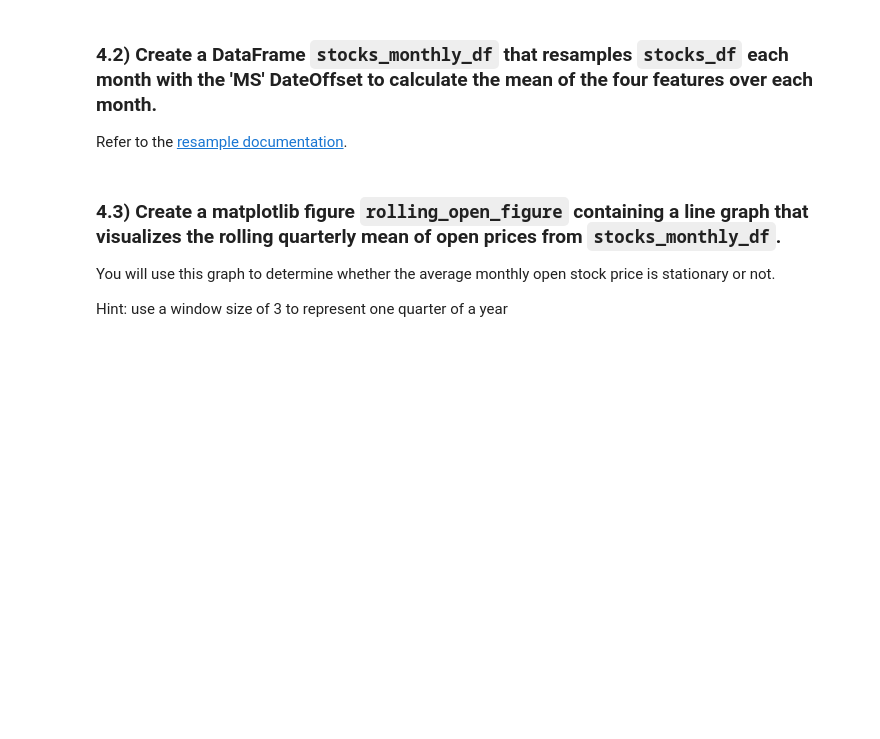
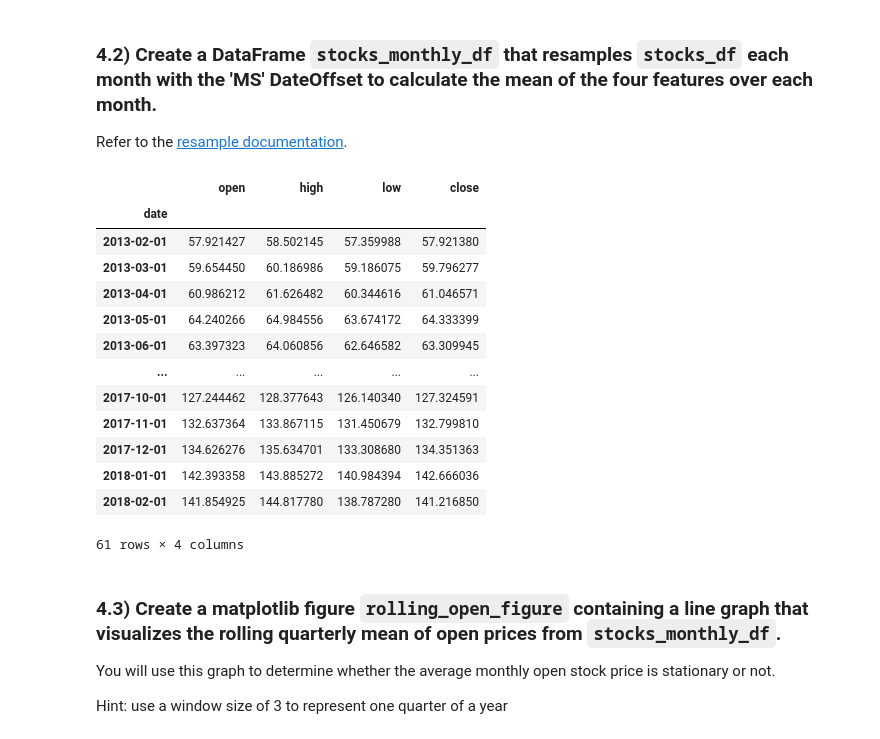
Before and after one commit to flatiron-school/ntl01-dtsc-live-103122, a Jupyter notebook: 4Phase/Assessments/1.23.23/index.ipynb, the cells around one changed output. Cells and saved outputs as stored; diff of their text form; code cells hidden in the pictures; blank space fills up the shorter version.

```diff
--- a/4Phase/Assessments/1.23.23/index.ipynb
+++ b/4Phase/Assessments/1.23.23/index.ipynb
@@ -374,3 +390,20 @@ stocks_monthly_df = None
+# %%
+stocks_monthly_df
+# %% [output]
+|  | open | high | low | close |
+| date |  |  |  |  |
+| 2013-02-01 | 57.921427 | 58.502145 | 57.359988 | 57.921380 |
+| 2013-03-01 | 59.654450 | 60.186986 | 59.186075 | 59.796277 |
+| 2013-04-01 | 60.986212 | 61.626482 | 60.344616 | 61.046571 |
+| 2013-05-01 | 64.240266 | 64.984556 | 63.674172 | 64.333399 |
+| 2013-06-01 | 63.397323 | 64.060856 | 62.646582 | 63.309945 |
+| ... | ... | ... | ... | ... |
+| 2017-10-01 | 127.244462 | 128.377643 | 126.140340 | 127.324591 |
+| 2017-11-01 | 132.637364 | 133.867115 | 131.450679 | 132.799810 |
+| 2017-12-01 | 134.626276 | 135.634701 | 133.308680 | 134.351363 |
+| 2018-01-01 | 142.393358 | 143.885272 | 140.984394 | 142.666036 |
+| 2018-02-01 | 141.854925 | 144.817780 | 138.787280 | 141.216850 |
+61 rows × 4 columns
 # %%
 # This test confirms that you have created a DataFrame named stocks_monthly_df
 
```
Also changed, not shown: parts of 21 cells of this notebook, 1 other file.
